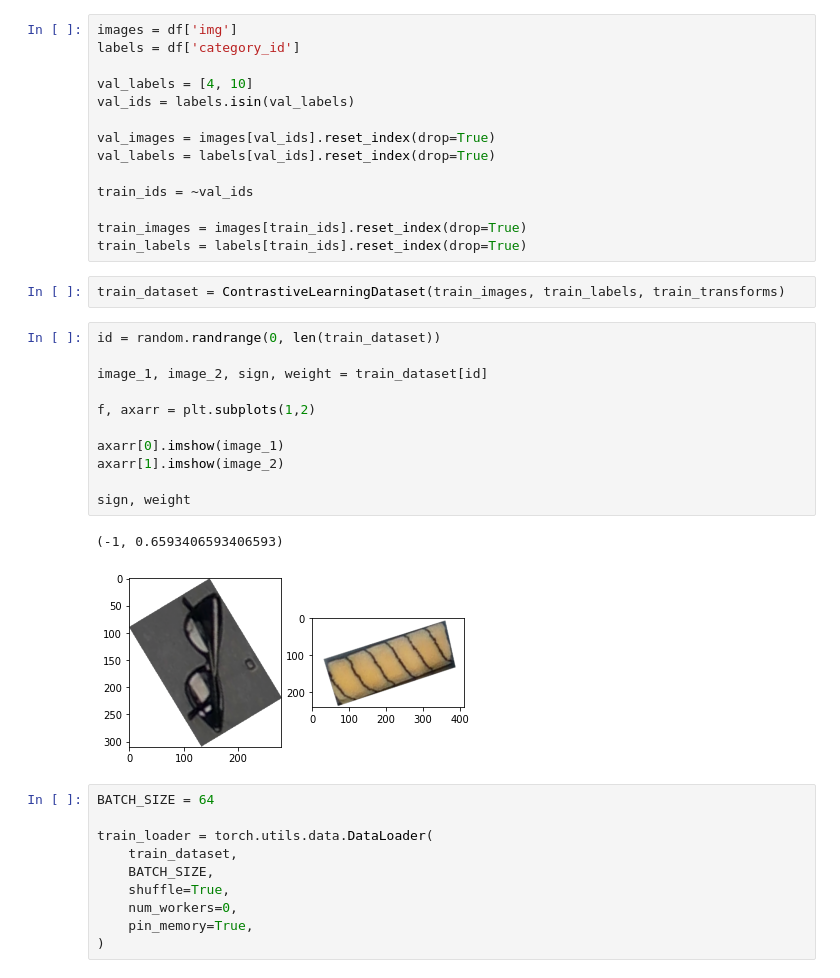
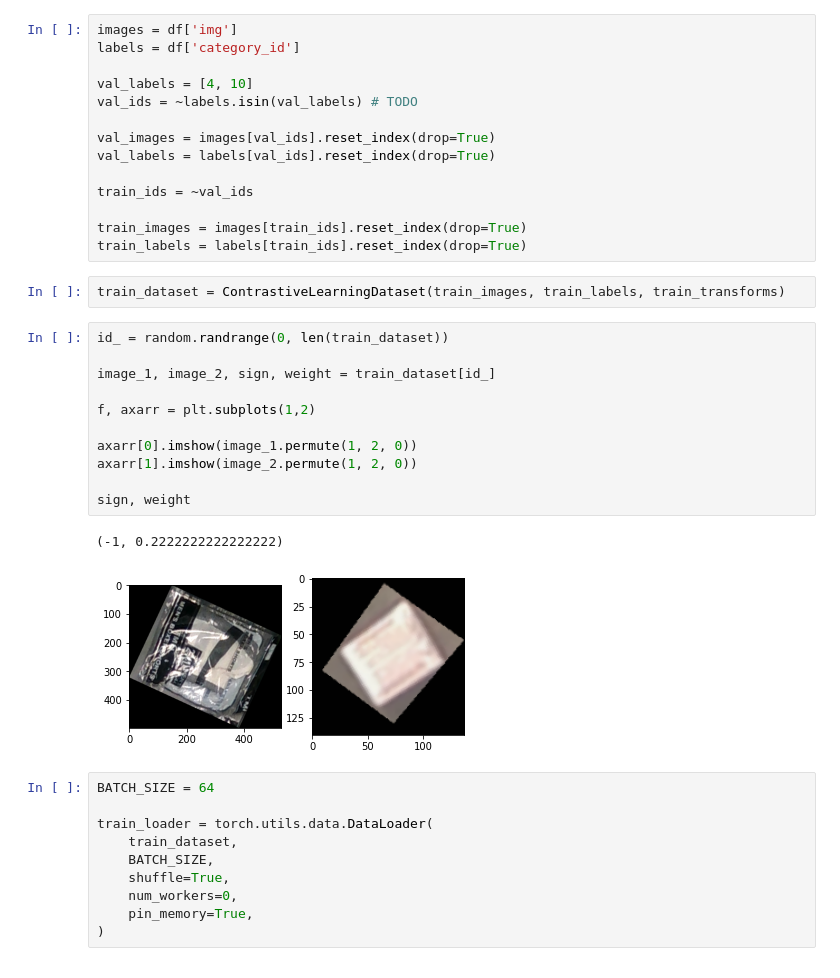
Before and after one commit to almysiak/knum_golem_hackathon, a Jupyter notebook: training.ipynb, the cells around one changed output. Drawn from its saved outputs; the diff is of its cells as text.

```diff
--- a/training.ipynb
+++ b/training.ipynb
@@ -50,7 +64,7 @@ images = df['img']
 labels = df['category_id']
 
 val_labels = [4, 10]
-val_ids = labels.isin(val_labels)
+val_ids = ~labels.isin(val_labels) # TODO
 
 val_images = images[val_ids].reset_index(drop=True)
 val_labels = labels[val_ids].reset_index(drop=True)
@@ -62,19 +76,19 @@ train_labels = labels[train_ids].reset_index(drop=True)
 # %%
 train_dataset = ContrastiveLearningDataset(train_images, train_labels, train_transforms)
 # %%
-id = random.randrange(0, len(train_dataset))
+id_ = random.randrange(0, len(train_dataset))
 
-image_1, image_2, sign, weight = train_dataset[id]
+image_1, image_2, sign, weight = train_dataset[id_]
 
 f, axarr = plt.subplots(1,2)
 
-axarr[0].imshow(image_1)
-axarr[1].imshow(image_2)
+axarr[0].imshow(image_1.permute(1, 2, 0))
+axarr[1].imshow(image_2.permute(1, 2, 0))
 
 sign, weight
 # %% [output]
-(-1, 0.6593406593406593)
+(-1, 0.2222222222222222)
-[figure, old version]
+[figure, new version]
 # %%
 BATCH_SIZE = 64
 
```
Also changed, not shown: parts of 7 cells of this notebook, 3 other files.
